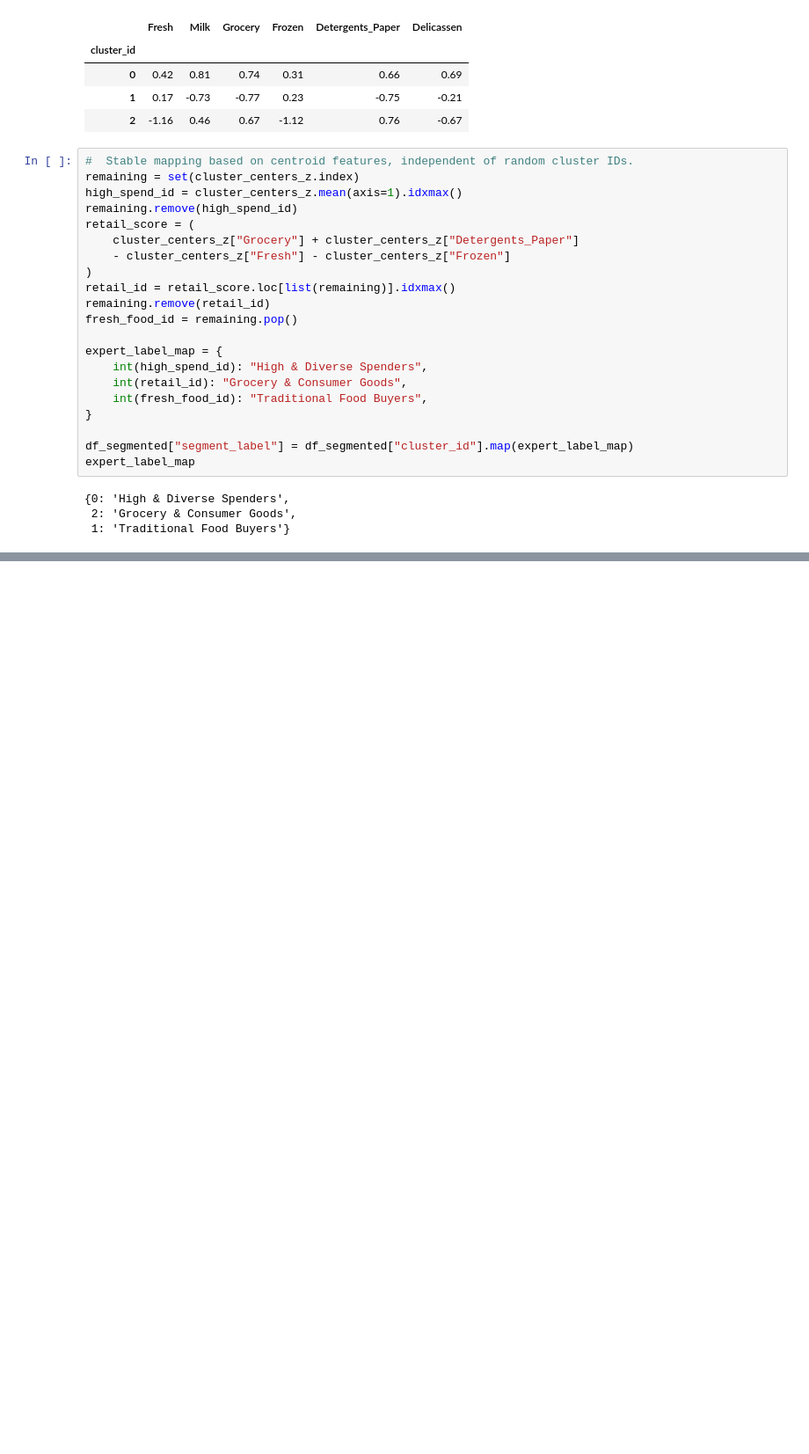
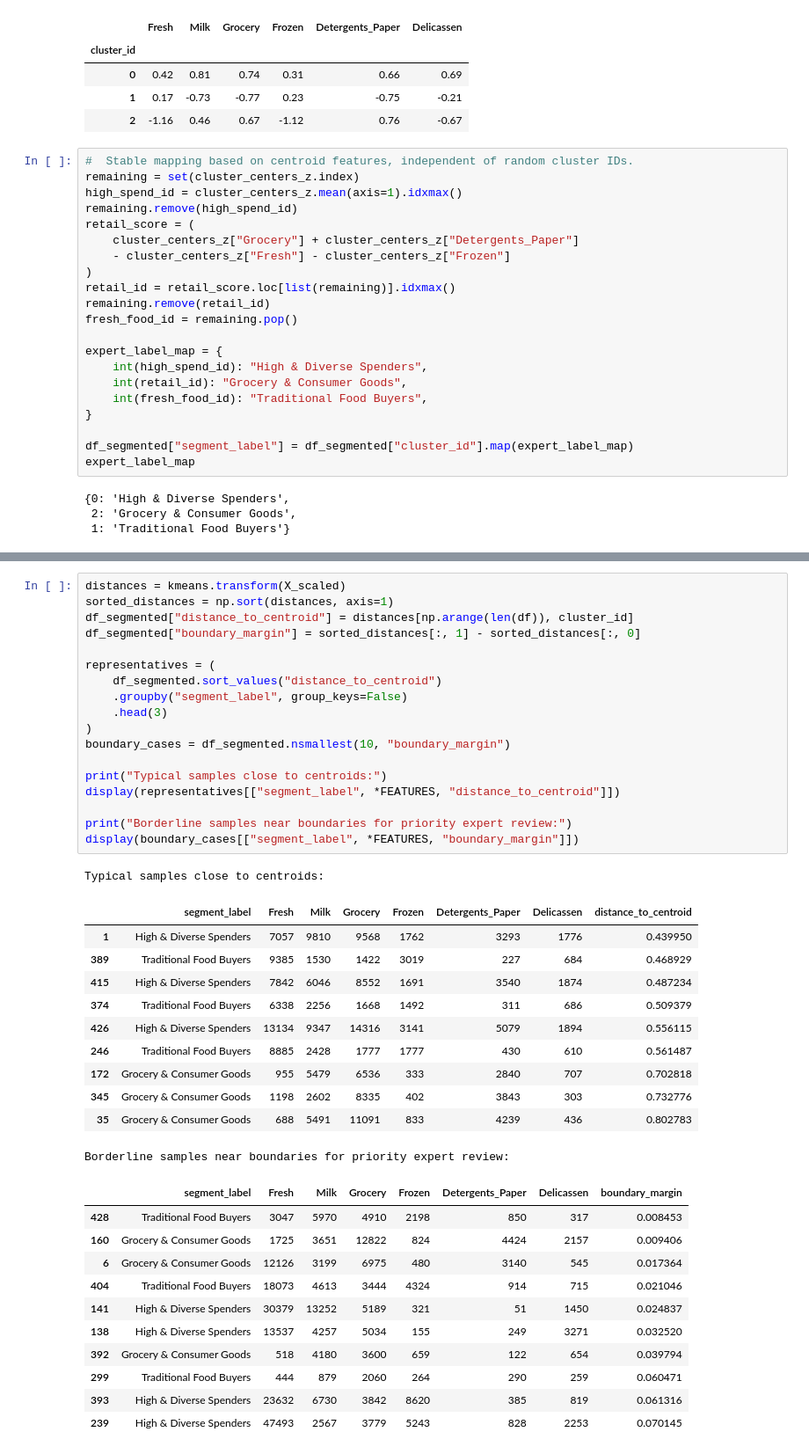
Before and after one commit to tandoan81194-dev/MachineLearning, a Jupyter notebook: K-means/Wholesale Customers - KMeans.ipynb, the cells around one changed output, grey strips where cells are left out. Shown at 88% size. Drawn from its saved outputs; the diff is of its cells as text; blank space fills up the shorter version.

```diff
--- a/K-means/Wholesale Customers - KMeans.ipynb
+++ b/K-means/Wholesale Customers - KMeans.ipynb
@@ -209,0 +256,42 @@ expert_label_map
+# %%
+distances = kmeans.transform(X_scaled)
+sorted_distances = np.sort(distances, axis=1)
+df_segmented["distance_to_centroid"] = distances[np.arange(len(df)), cluster_id]
+df_segmented["boundary_margin"] = sorted_distances[:, 1] - sorted_distances[:, 0]
+
+representatives = (
+    df_segmented.sort_values("distance_to_centroid")
+    .groupby("segment_label", group_keys=False)
+    .head(3)
+)
+boundary_cases = df_segmented.nsmallest(10, "boundary_margin")
+
+print("Typical samples close to centroids:")
+display(representatives[["segment_label", *FEATURES, "distance_to_centroid"]])
+
+print("Borderline samples near boundaries for priority expert review:")
+display(boundary_cases[["segment_label", *FEATURES, "boundary_margin"]])
+# %% [output]
+Typical samples close to centroids:
+|  | segment_label | Fresh | Milk | Grocery | Frozen | Detergents_Paper | Delicassen | distance_to_centroid |
+| 1 | High & Diverse Spenders | 7057 | 9810 | 9568 | 1762 | 3293 | 1776 | 0.439950 |
+| 389 | Traditional Food Buyers | 9385 | 1530 | 1422 | 3019 | 227 | 684 | 0.468929 |
+| 415 | High & Diverse Spenders | 7842 | 6046 | 8552 | 1691 | 3540 | 1874 | 0.487234 |
+| 374 | Traditional Food Buyers | 6338 | 2256 | 1668 | 1492 | 311 | 686 | 0.509379 |
+| 426 | High & Diverse Spenders | 13134 | 9347 | 14316 | 3141 | 5079 | 1894 | 0.556115 |
+| 246 | Traditional Food Buyers | 8885 | 2428 | 1777 | 1777 | 430 | 610 | 0.561487 |
+| 172 | Grocery & Consumer Goods | 955 | 5479 | 6536 | 333 | 2840 | 707 | 0.702818 |
+| 345 | Grocery & Consumer Goods | 1198 | 2602 | 8335 | 402 | 3843 | 303 | 0.732776 |
+| 35 | Grocery & Consumer Goods | 688 | 5491 | 11091 | 833 | 4239 | 436 | 0.802783 |
+Borderline samples near boundaries for priority expert review:
+|  | segment_label | Fresh | Milk | Grocery | Frozen | Detergents_Paper | Delicassen | boundary_margin |
+| 428 | Traditional Food Buyers | 3047 | 5970 | 4910 | 2198 | 850 | 317 | 0.008453 |
+| 160 | Grocery & Consumer Goods | 1725 | 3651 | 12822 | 824 | 4424 | 2157 | 0.009406 |
+| 6 | Grocery & Consumer Goods | 12126 | 3199 | 6975 | 480 | 3140 | 545 | 0.017364 |
+| 404 | Traditional Food Buyers | 18073 | 4613 | 3444 | 4324 | 914 | 715 | 0.021046 |
+| 141 | High & Diverse Spenders | 30379 | 13252 | 5189 | 321 | 51 | 1450 | 0.024837 |
+| 138 | High & Diverse Spenders | 13537 | 4257 | 5034 | 155 | 249 | 3271 | 0.032520 |
+| 392 | Grocery & Consumer Goods | 518 | 4180 | 3600 | 659 | 122 | 654 | 0.039794 |
+| 299 | Traditional Food Buyers | 444 | 879 | 2060 | 264 | 290 | 259 | 0.060471 |
+| 393 | High & Diverse Spenders | 23632 | 6730 | 3842 | 8620 | 385 | 819 | 0.061316 |
+| 239 | High & Diverse Spenders | 47493 | 2567 | 3779 | 5243 | 828 | 2253 | 0.070145 |
```
Also changed, not shown: parts of 6 cells of this notebook, 1 other file.
